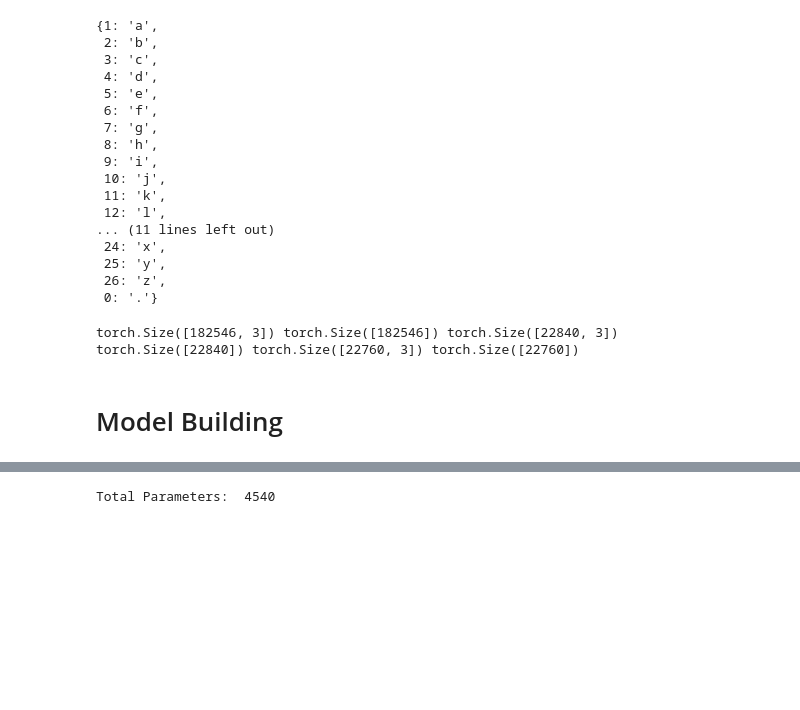
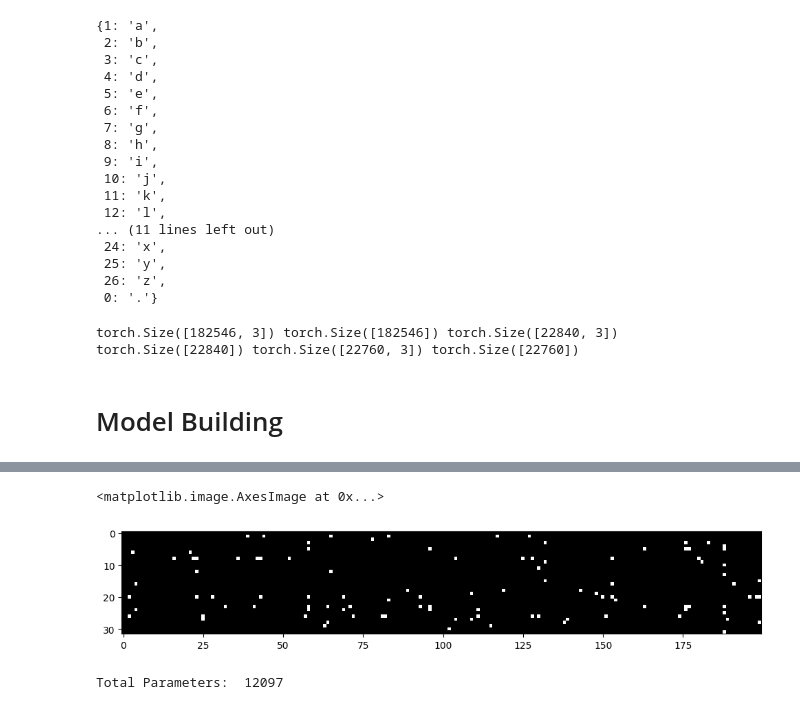
Before and after one commit to s-ajaykumar/Pytorch, a Jupyter notebook: BigramLanguageModel/MultiLayerPerceptron.ipynb, the cells around one changed output, grey strips where cells are left out. Cells and saved outputs as stored; diff of their text form; code cells hidden in the pictures; blank space fills up the shorter version.

```diff
--- a/BigramLanguageModel/MultiLayerPerceptron.ipynb
+++ b/BigramLanguageModel/MultiLayerPerceptron.ipynb
@@ -135,14 +159,30 @@ tensor([[ 1.5674, -0.2373],
+# %%
+plt.figure(figsize = (12,13))
+plt.imshow(h.abs()> 0.99, cmap = "gray", interpolation = "nearest")
+# %% [output]
+<matplotlib.image.AxesImage at 0x...>
+[figure, added]
 # %%
 #parameters
+vocab_size = 27
+n_embd = 10
+block_size = 3
+n_hidden = 200
 g = torch.Generator().manual_seed(2147483647)
-w1 = torch.randn((6, 100), requires_grad = True, generator = g)
-b1 = torch.randn(100, requires_grad = True, generator = g)
-w2 = torch.randn((100, 30), requires_grad = True, generator = g)
-b2 = torch.randn(30, requires_grad = True, generator = g)
-w3 = torch.randn((30, 27), requires_grad = True, generator = g)
-parameters = [w1, b1, w2, b2, w3]
+C = torch.randn((vocab_size, n_embd), generator = g)
+w1 = torch.randn((block_size * n_embd, n_hidden), generator = g) * (5/3)/(block_size * n_embd)**0.5
+#b1 = torch.randn(n_hidden, generator = g) * 0.01
+w2 = torch.randn((n_hidden, vocab_size), generator = g) * 0.01
+b2 = torch.randn(vocab_size, generator = g) * 0
+bngain = torch.ones((1, n_hidden))
+bnbias = torch.zeros((1, n_hidden))
+bnmean_running = torch.zeros((1, n_hidden))
+bnstd_running = torch.zeros((1, n_hidden))
+parameters = [C, w1, w2, b2, bngain, bnbias]
+for p in parameters:
+    p.requires_grad = True
 print("Total Parameters: ", sum([p.nelement() for p in parameters]))
 # %% [output]
-Total Parameters:  4540
+Total Parameters:  12097
 # %%
 #Train
```
Also changed, not shown: parts of 19 cells of this notebook.
